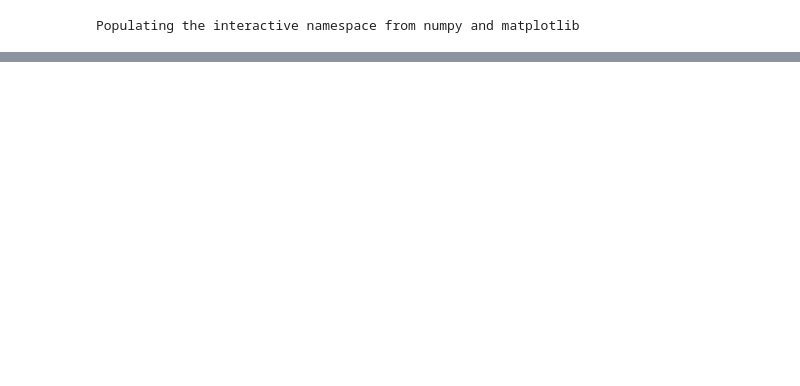
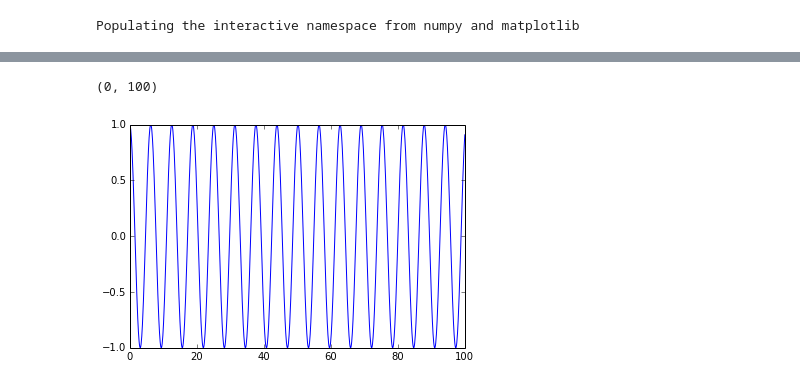
Before and after one commit to jcfarfan/MAvanzados, a Jupyter notebook: EcuDiferenciales/Untitled0.ipynb, the cells around one changed output, grey strips where cells are left out. Cells and saved outputs as stored; diff of their text form; code cells hidden in the pictures; blank space fills up the shorter version.

```diff
--- a/EcuDiferenciales/Untitled0.ipynb
+++ b/EcuDiferenciales/Untitled0.ipynb
@@ -13,0 +29,6 @@ plot(x,y)
+# %%
+plot(x,y)
+xlim(0,100)
+# %% [output]
+(0, 100)
+[figure, added]
```
Also changed, not shown: parts of 5 cells of this notebook, 37 other files.
